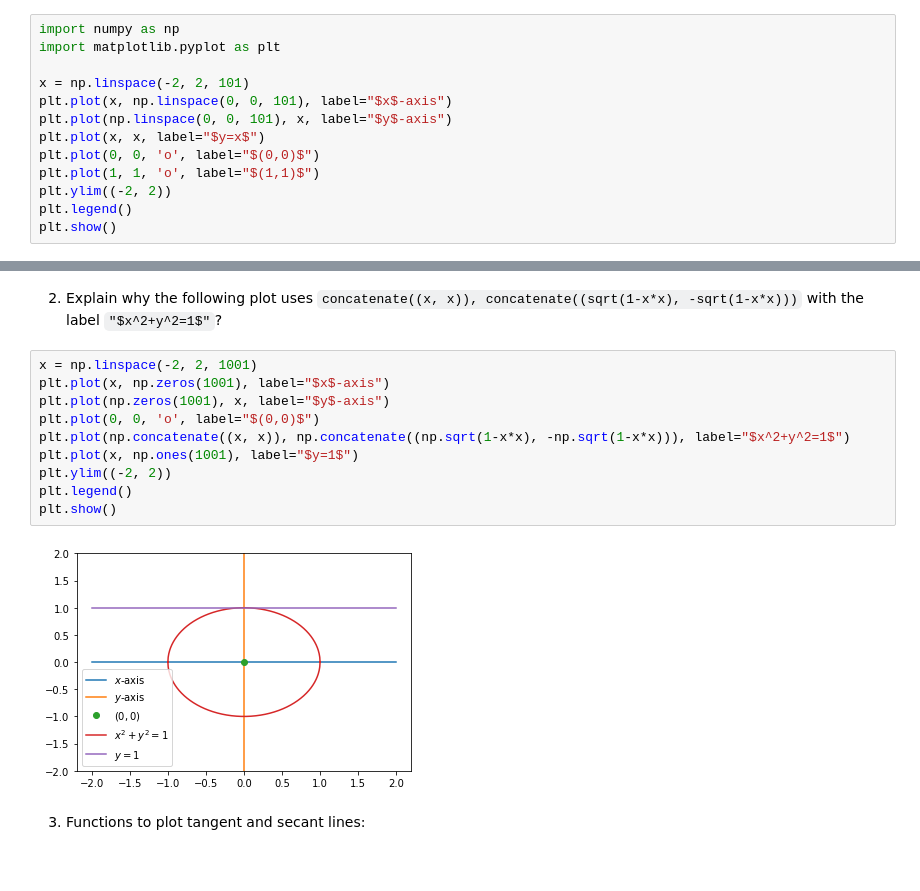
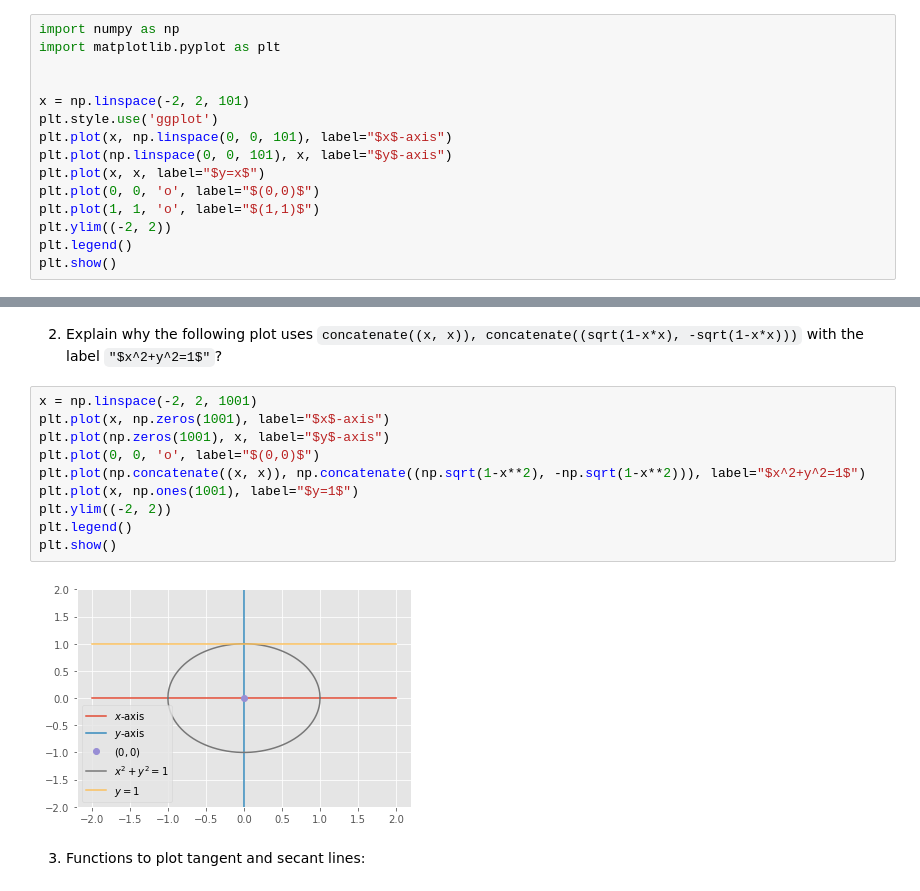
Before and after one commit to the-ben-borg/bloom-dse, a Jupyter notebook: linear-algebra/Linear Algebra - Derivative at a Point - Assignment 4.ipynb, the cells around one changed output, grey strips where cells are left out. Saved outputs shown, nothing was run; the diff lists cells and outputs as text.

```diff
--- a/linear-algebra/Linear Algebra - Derivative at a Point - Assignment 4.ipynb
+++ b/linear-algebra/Linear Algebra - Derivative at a Point - Assignment 4.ipynb
@@ -4,7 +4,9 @@
 import numpy as np
 import matplotlib.pyplot as plt
 
+
 x = np.linspace(-2, 2, 101)
+plt.style.use('ggplot')
 plt.plot(x, np.linspace(0, 0, 101), label="$x$-axis")
 plt.plot(np.linspace(0, 0, 101), x, label="$y$-axis")
 plt.plot(x, x, label="$y=x$")
@@ -24,15 +26,15 @@ plt.show()
 # %%
 x = np.linspace(-2, 2, 1001)
 plt.plot(x, np.zeros(1001), label="$x$-axis")
 plt.plot(np.zeros(1001), x, label="$y$-axis")
 plt.plot(0, 0, 'o', label="$(0,0)$")
-plt.plot(np.concatenate((x, x)), np.concatenate((np.sqrt(1-x*x), -np.sqrt(1-x*x))), label="$x^2+y^2=1$")
+plt.plot(np.concatenate((x, x)), np.concatenate((np.sqrt(1-x**2), -np.sqrt(1-x**2))), label="$x^2+y^2=1$")
 plt.plot(x, np.ones(1001), label="$y=1$")
 plt.ylim((-2, 2))
 plt.legend()
 plt.show()
 # %% [output]
-[figure, old version]
+[figure, new version]
 # %% [markdown]
 3. Functions to plot tangent and secant lines:
 # %%
```
Also changed, not shown: parts of 6 cells of this notebook, 4 other files.
